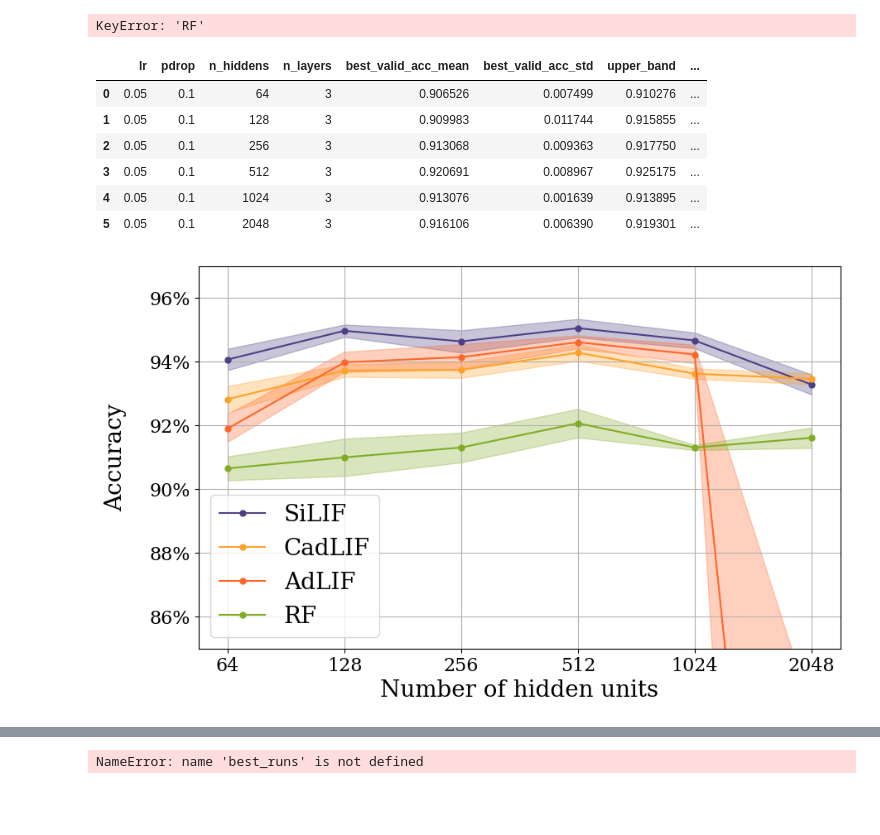
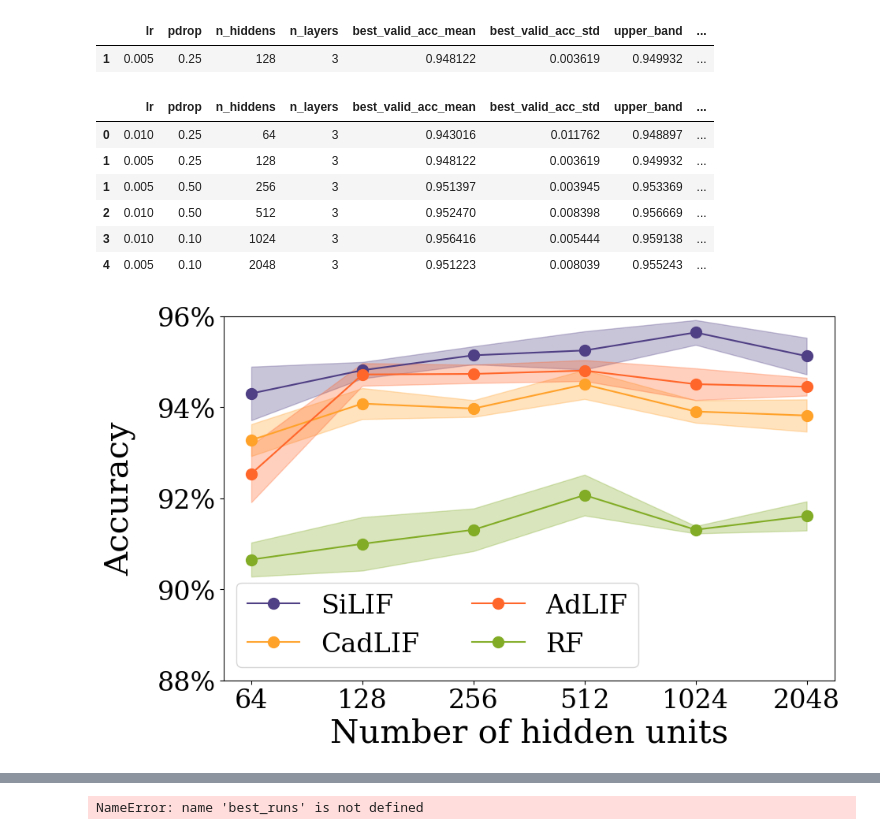
Before and after one commit to Lr0b0t/S3, a Jupyter notebook: Wandb_analysis/wandb_depth.ipynb, the cells around one changed output, grey strips where cells are left out. Drawn from its saved outputs; the diff is of its cells as text; code cells hidden in the pictures; blank space fills up the shorter version.

Commit message:
Added gated models

```diff
--- a/Wandb_analysis/wandb_depth.ipynb
+++ b/Wandb_analysis/wandb_depth.ipynb
@@ -8,11 +8,11 @@ import matplotlib.pyplot as plt
 api = wandb.Api()
 
 
-Models = {"SiLIF":{'sweep_ids':["eae4d1oy", "tmr8nyog"]},
-            "CadLIF":{'sweep_ids':["bikona4h", "1n49x8uc"]},
-           "AdLIF":{'sweep_ids':["lhtw3v4i", "h0dh4ho9"]},
-               "RF":{'sweep_ids':["ewl8ayrk", "3p2sflp1"]}}
-
+Models = {"SiLIF":{'sweep_ids':{'hidden':["xlwiboz8", "nhtv2y51"], 'depth':["4bgv836k", "z4iof9nx"]}},
+            "CadLIF":{'sweep_ids':{'hidden':["utkjrdm6", "1tduaswg"], 'depth':["him04si0"]}},
+           "AdLIF":{'sweep_ids':{'hidden':["yv7scvpx", "ybshi09w"], 'depth':["d2exrd2w", "j3s0yf0t"]}},
+               "RF":{'sweep_ids':{'hidden':["ewl8ayrk"], 'depth':["3p2sflp1"]}}}
+                # "RF":{'sweep_ids':{'hidden':["yx58w461", "empap2d7"], 'depth':["tgzsua9d", "4y27os5g"]}}}
 
 
 sweep_params = ['lr', 'pdrop', 'n_hiddens', 'n_layers']
@@ -138,4 +139,4 @@ raf_ref = convert_dict2DF({'n_layers': 3,
 
 ref_points = {'AdLIF': adlif_ref, 'CadLIF':cadlif_ref, 'SiLIF': silif_ref, 'RF': raf_ref}
 # %%
-ref_points
+ref_points = []
@@ -190,7 +237,3 @@ for model in data:
 X_axis = 'n_hiddens'
 X_axis_name = 'Number of hidden units'
 data = hiddens_data
-# %%
-data['RF']
-# %% [output]
-KeyError: 'RF'
@@ -197,56 +270,68 @@ KeyError: 'RF'
+# %%
+model = 'SiLIF'
+final_layers_data[model][final_layers_data[model]['n_layers']==3]
+# %% [output]
+|  | lr | pdrop | n_hiddens | n_layers | best_valid_acc_mean | best_valid_acc_std | upper_band | ... |
+| 1 | 0.005 | 0.25 | 128 | 3 | 0.948122 | 0.003619 | 0.949932 | ... |
+# %%
+for model in final_data:
+    final_data[model] = pd.concat([final_data[model], final_layers_data[model][final_layers_data[model]['n_layers']==3]])
+    final_data[model] = final_data[model].sort_values(by='n_hiddens')
 # %%
-final_data['RF']
+final_data['SiLIF']
 # %% [output]
 |  | lr | pdrop | n_hiddens | n_layers | best_valid_acc_mean | best_valid_acc_std | upper_band | ... |
-| 0 | 0.05 | 0.1 | 64 | 3 | 0.906526 | 0.007499 | 0.910276 | ... |
-| 1 | 0.05 | 0.1 | 128 | 3 | 0.909983 | 0.011744 | 0.915855 | ... |
-| 2 | 0.05 | 0.1 | 256 | 3 | 0.913068 | 0.009363 | 0.917750 | ... |
-| 3 | 0.05 | 0.1 | 512 | 3 | 0.920691 | 0.008967 | 0.925175 | ... |
-| 4 | 0.05 | 0.1 | 1024 | 3 | 0.913076 | 0.001639 | 0.913895 | ... |
-| 5 | 0.05 | 0.1 | 2048 | 3 | 0.916106 | 0.006390 | 0.919301 | ... |
+| 0 | 0.010 | 0.25 | 64 | 3 | 0.943016 | 0.011762 | 0.948897 | ... |
+| 1 | 0.005 | 0.25 | 128 | 3 | 0.948122 | 0.003619 | 0.949932 | ... |
+| 1 | 0.005 | 0.50 | 256 | 3 | 0.951397 | 0.003945 | 0.953369 | ... |
+| 2 | 0.010 | 0.50 | 512 | 3 | 0.952470 | 0.008398 | 0.956669 | ... |
+| 3 | 0.010 | 0.10 | 1024 | 3 | 0.956416 | 0.005444 | 0.959138 | ... |
+| 4 | 0.005 | 0.10 | 2048 | 3 | 0.951223 | 0.008039 | 0.955243 | ... |
 # %%
+X_axis = 'n_hiddens'
+X_axis_name = 'Number of hidden units'
+
 colors = {'AdLIF':'#FF662A',
 'CadLIF':'#FFA22A',
 'RF':'#82AC26',
 'SiLIF':'#4F3F84'}
 
-fontsize=20
-labelsize = 16
+fontsize=30
+labelsize = 24
 
 # plt.rcParams['text.usetex'] = False  # Use Matplotlib's built-in math text rendering
-# plt.rcParams['font.family'] = 'serif'  # Use a serif font to emulate LaTeX style
+plt.rcParams['font.family'] = 'serif'  # Use a serif font to emulate LaTeX style
 
 
 # Plotting the Hidden Units Results
 plt.figure(figsize=(10, 6))
 for i, model in enumerate(final_data):
     df_final = final_data[model]
     x_values = range(len(df_final[X_axis]))
-    plt.plot(x_values, df_final['best_valid_acc_mean'], marker='o', markersize=5, color=colors[model] , label=model)
+    plt.plot(x_values, df_final['best_valid_acc_mean'], marker='o', markersize=10, color=colors[model] , label=model)
     plt.fill_between(x_values, df_final['lower_band'], df_final['upper_band'], color=colors[model], alpha=0.3)
 
 
 
 plt.xticks(ticks=x_values, labels=df_final[X_axis], fontsize=labelsize)
 
-plt.ylim(0.85, 0.97)
+plt.ylim(0.88, 0.96)
 
 # Increase size of tick labels
 plt.tick_params(axis='both', which='major', labelsize=labelsize)
 
 plt.xlabel(X_axis_name, fontsize=fontsize)
 plt.ylabel('Accuracy', fontsize=fontsize, labelpad=20)
 
-plt.gca().yaxis.set_major_formatter(plt.FuncFormatter(lambda y, _: '{:.0%}'.format(y))) #  if (y*100) % 10 in [0, 4, 8] else ''))
-
+plt.gca().yaxis.set_major_formatter(plt.FuncFormatter(lambda y, _: '{:.0%}'.format(y) if int(y * 100) % 2 == 0 else ''))
 # plt.title('LIFcomplex vs RadLIF comparison over Hidden Units')
-plt.grid(True)
-plt.legend(fontsize=fontsize)
+# plt.grid(True)
+plt.legend(fontsize=labelsize, ncol=2)
 
 # plt.tight_layout()
 
 plt.savefig("hiddens_sweep.pdf", format='pdf', bbox_inches='tight')  # Save as PDF with tight bounding box
 
 plt.show()
 # %% [output]
-[figure, old version]
+[figure, new version]
```
Also changed, not shown: parts of 6 cells of this notebook, 5 other files.
